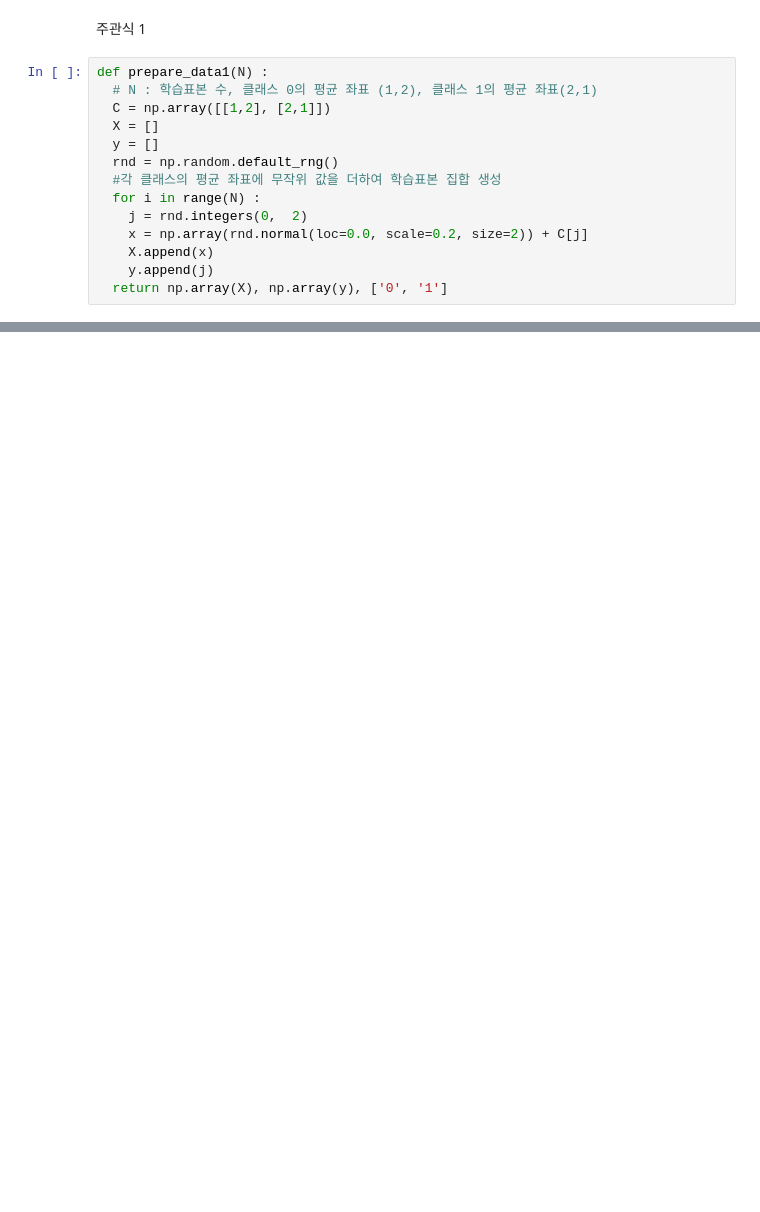
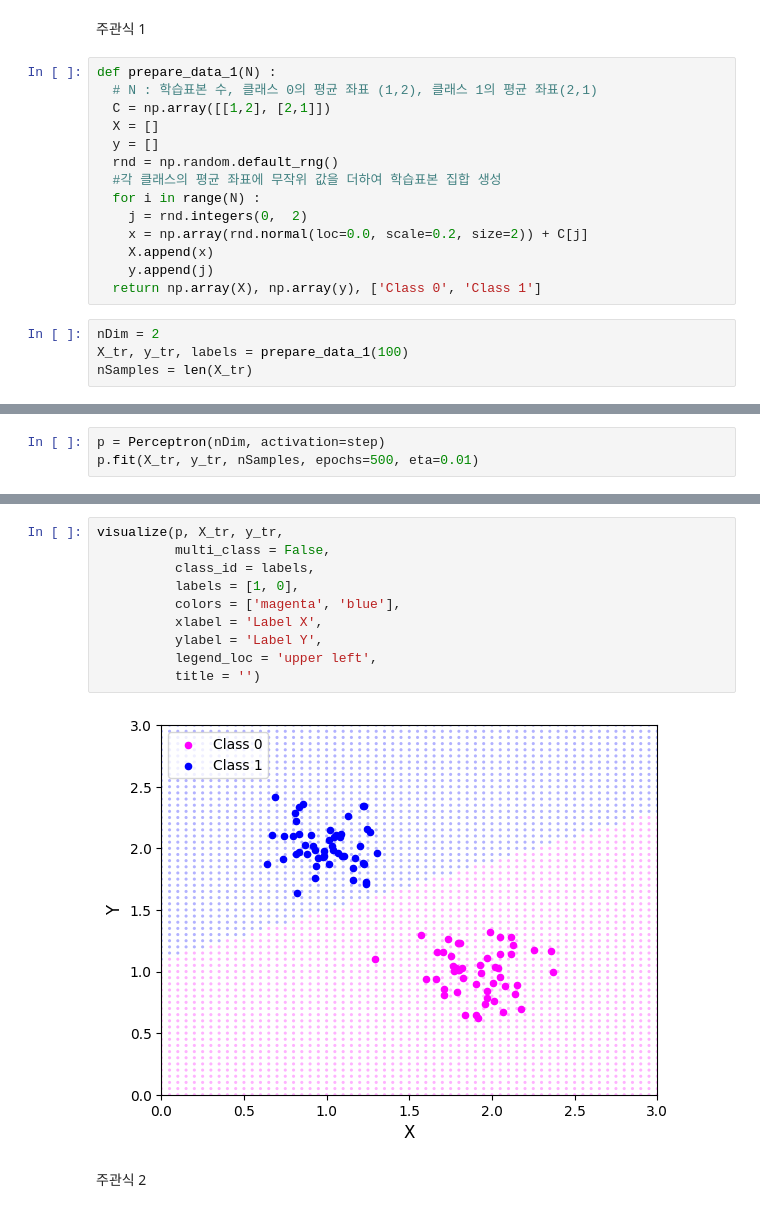
Before and after one commit to shyoonCS/DataAnalysis, a Jupyter notebook: 202534_364010(윤선희).ipynb, the cells around one changed output, grey strips where cells are left out. Saved outputs shown, nothing was run; the diff lists cells and outputs as text; blank space fills up the shorter version.

```diff
--- a/202534_364010(윤선희).ipynb
+++ b/202534_364010(윤선희).ipynb
@@ -163,7 +165,7 @@ visualize(p, X_tr, y_tr,
 # %% [markdown]
 주관식 1
 # %%
-def prepare_data1(N) :
+def prepare_data_1(N) :
   # N : 학습표본 수, 클래스 0의 평균 좌표 (1,2), 클래스 1의 평균 좌표(2,1)
   C = np.array([[1,2], [2,1]])
   X = []
@@ -175,4 +177,8 @@ def prepare_data1(N) :
     x = np.array(rnd.normal(loc=0.0, scale=0.2, size=2)) + C[j]
     X.append(x)
     y.append(j)
-  return np.array(X), np.array(y), ['0', '1']
+  return np.array(X), np.array(y), ['Class 0', 'Class 1']
+# %%
+nDim = 2
+X_tr, y_tr, labels = prepare_data_1(100)
+nSamples = len(X_tr)
@@ -178,0 +193,3 @@ def prepare_data1(N) :
+# %%
+p = Perceptron(nDim, activation=step)
+p.fit(X_tr, y_tr, nSamples, epochs=500, eta=0.01)
@@ -178,0 +213,14 @@ def prepare_data1(N) :
+# %%
+visualize(p, X_tr, y_tr,
+          multi_class = False,
+          class_id = labels,
+          labels = [1, 0],
+          colors = ['magenta', 'blue'],
+          xlabel = 'Label X',
+          ylabel = 'Label Y',
+          legend_loc = 'upper left',
+          title = '')
+# %% [output]
+[figure, added]
+# %% [markdown]
+주관식 2
```
Also changed, not shown: parts of 6 cells of this notebook.
